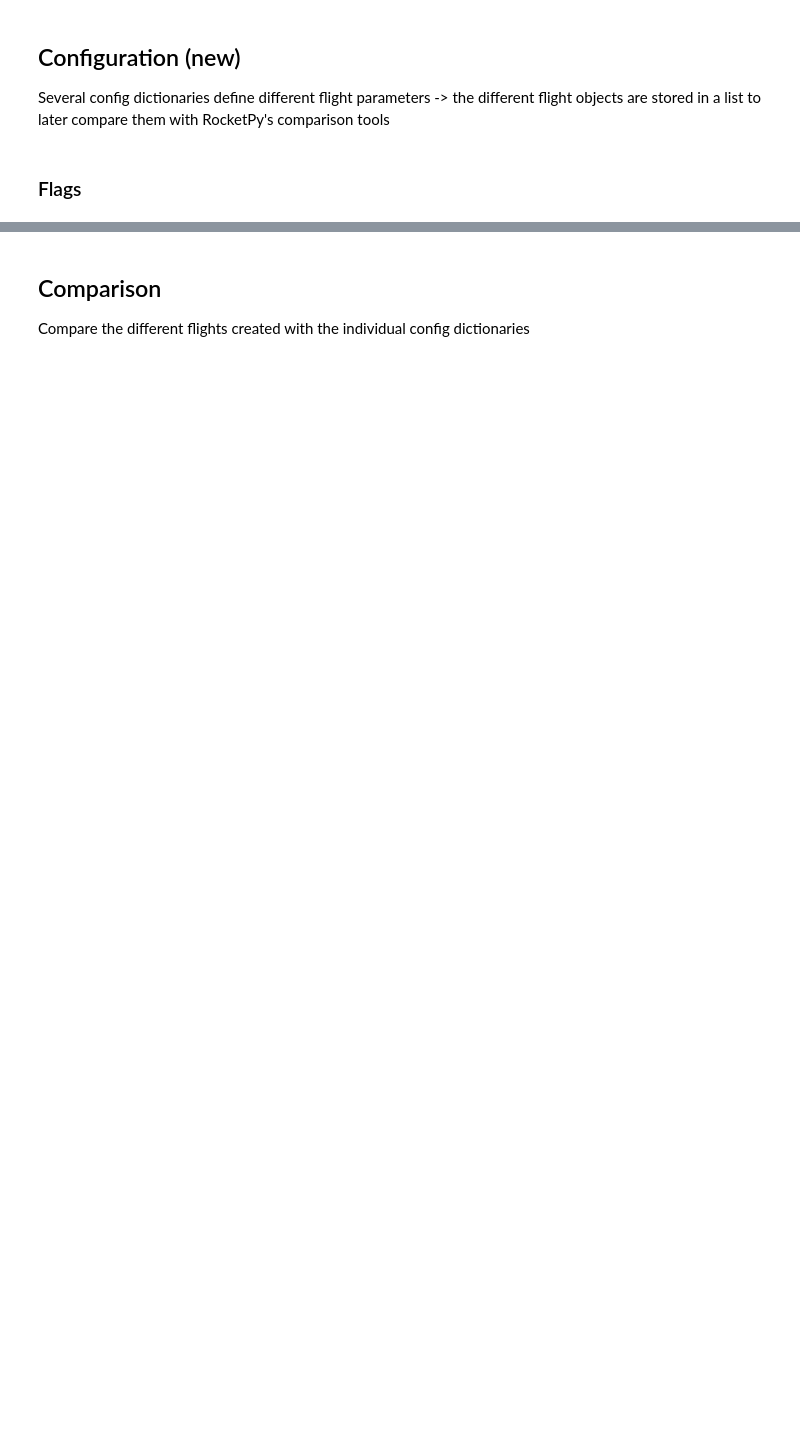
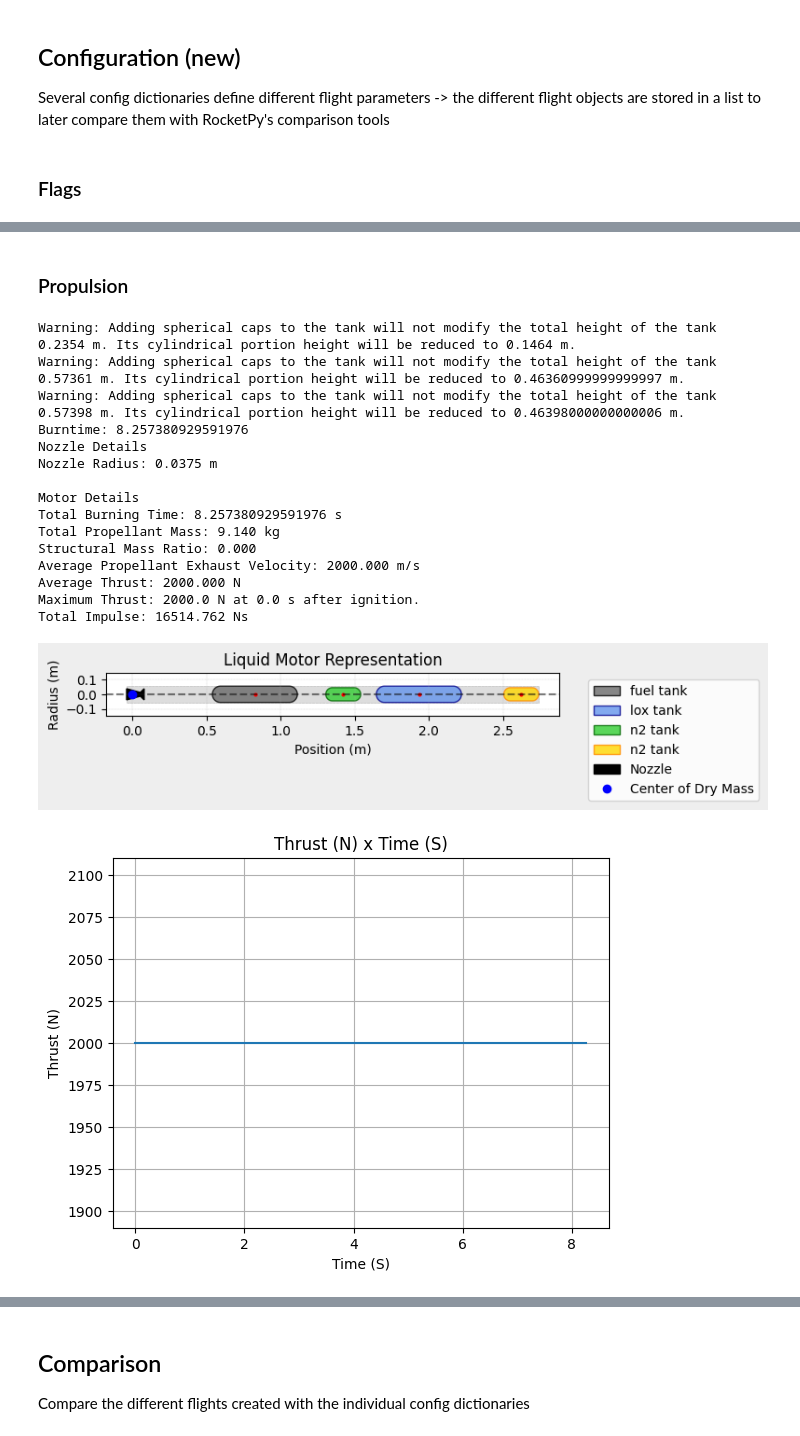
Before and after one commit to SpaceTeam/Lamarr_Flight_Simulation_RocketPy, a Jupyter notebook: Hedy_clippedDelta.ipynb, the cells around one changed output, grey strips where cells are left out. Cells and saved outputs as stored; diff of their text form; code cells hidden in the pictures; blank space fills up the shorter version.

```diff
--- a/Hedy_clippedDelta.ipynb
+++ b/Hedy_clippedDelta.ipynb
@@ -116,9 +178,10 @@ for config in config_dict_list:
+# %% [markdown]
+### Propulsion
 # %%
 propulsion_lists = []
 
 for config in config_dict_list:
     flag_list = flag_lists[config_dict_list.index(config)]
-    # Tanks config
 
     # preset initialisation
     t_burn = config_dict["Motor"]["presets"]["burn_time"]["Value"]
@@ -129,7 +192,7 @@ for config in config_dict_list:
 
     overfill_percentage = config_dict["Motor"]["presets"]["overfill_percentage"]["Value"]
 
-    if use_static_thrust:
+    if flag_list["use_static_thrust"]:
         thrust = lambda t: config_dict["Motor"]["presets"]["thrust"]["Value"]
     else:
         thrust = config_dict["Motor"]["presets"]["thrust"]["Value"] # should contain a file path string -> needs to be tested
@@ -147,13 +210,10 @@ for config in config_dict_list:
     thickness_fuel_tank = config_dict["Motor"]["ethanol_tank"]["thickness"]["Value"]
     thickness_lox_tank = config_dict["Motor"]["lox_tank"]["thickness"]["Value"]
 
-    inner_diameter_n2_tank = outer_diameter_n2_tank - (2 * thickness_n2_tank)
-    inner_diameter_fuel_tank = outer_diameter_fuel_tank - (2 * thickness_fuel_tank)
-    inner_diameter_lox_tank = outer_diameter_lox_tank - (2 * thickness_lox_tank)
-
-    n2_tank_shape = CylindricalTank(radius=(inner_diameter_n2_tank/2), height=length_n2_tank, spherical_caps=True)
-    fuel_tank_shape = CylindricalTank(radius=(inner_diameter_fuel_tank/2), height=length_fuel_tank, spherical_caps=True)
-    lox_tank_shape = CylindricalTank(radius=(inner_diameter_lox_tank/2), height=length_lox_tank, spherical_caps=True)
+    cg_ethanol_tank = config_dict["Motor"]["ethanol_tank"]["CG"]["Value"]
+    cg_lox_tank = config_dict["Motor"]["lox_tank"]["CG"]["Value"]
+    cg_n2_tank_ethanol = config_dict["Motor"]["nitrogen_tank"]["CG_ethanol"]["Value"]
+    cg_n2_tank_lox = config_dict["Motor"]["nitrogen_tank"]["CG_lox"]["Value"]
 
     nozzle_diameter = config_dict["Motor"]["nozzle"]["diameter"]["Value"]
     nozzle_position = config_dict["Motor"]["nozzle"]["position"]["Value"]
@@ -171,6 +231,16 @@ for config in config_dict_list:
     pressure_fuel = config_dict["Motor"]["presets"]["ethanol_pressure"]["Value"]
     pressure_lox = config_dict["Motor"]["presets"]["lox_pressure"]["Value"]
 
+    # geometrical calculations
+    inner_diameter_n2_tank = outer_diameter_n2_tank - (2 * thickness_n2_tank)
+    inner_diameter_fuel_tank = outer_diameter_fuel_tank - (2 * thickness_fuel_tank)
+    inner_diameter_lox_tank = outer_diameter_lox_tank - (2 * thickness_lox_tank)
+
+    n2_tank_shape = CylindricalTank(radius=(inner_diameter_n2_tank/2), height=length_n2_tank, spherical_caps=True)
+    fuel_tank_shape = CylindricalTank(radius=(inner_diameter_fuel_tank/2), height=length_fuel_tank, spherical_caps=True)
+    lox_tank_shape = CylindricalTank(radius=(inner_diameter_lox_tank/2), height=length_lox_tank, spherical_caps=True)
+
+    # fluid dynamical initialisation/calculation
     density_n2 = CP.PropsSI("D","T",temperature_n2,"P|gas",pressure_n2,"N2")
     density_fuel = CP.PropsSI("D", "T|liquid", temperature_fuel, "P", pressure_fuel, "ethanol")
     density_lox = CP.PropsSI("D", "T|liquid", temperature_lox, "P", pressure_lox, "oxygen")
@@ -179,9 +249,9 @@ for config in config_dict_list:
     fuel = Fluid(name = "ethanol", density = density_fuel)
     lox = Fluid(name = "LOX", density = density_lox)
 
-    # Mass flags processing
+    # mass flags processing
     # calculate mass that is passed on to RocketPy considering the selected flags
-    if use_max_n2_mass:
+    if flag_list["use_max_n2_mass"]:
         mass_n2 = n2_tank_shape.total_volume * density_n2
         # notify user if burn time is too long for available amount of n2 under given massflow
         if (mass_n2 / massflow_n2) < t_burn:
@@ -189,10 +259,10 @@ for config in config_dict_list:
     else:
         mass_n2 = massflow_n2 * t_burn * (1 + (overfill_percentage/100)) # if conversion from % is implemented in config generator -> remove /100
 
-    if use_preset_mass:
+    if flag_list["use_preset_mass"]:
         mass_fuel = config_dict["Motor"]["presets"]["ethanol_mass"]["Value"]
         mass_lox = config_dict["Motor"]["presets"]["lox_mass"]["Value"]
-    elif use_max_mass:
+    elif flag_list["use_max_mass"]:
         mass_fuel = fuel_tank_shape.total_volume * density_fuel
         mass_lox = lox_tank_shape.total_volume * density_lox
 
@@ -213,11 +283,11 @@ for config in config_dict_list:
 
     print(f"Burntime: {t_burn}")
 
-    # Mass flow rate tank model definitions
+    # mass flow rate tank model definitions
     n2_tank = MassFlowRateBasedTank(
         name="n2 tank",
         geometry=n2_tank_shape,
-        flux_time=t_burn, # why is (mass_n2 / massflow_n2) used here in the original script?
+        flux_time=t_burn,
         initial_liquid_mass=0,
         initial_gas_mass=mass_n2,
         liquid_mass_flow_rate_in=0,
@@ -252,34 +322,53 @@ for config in config_dict_list:
         liquid_mass_flow_rate_out=lambda t: massflow_lox,
         gas_mass_flow_rate_in=lambda t: massflow_n2,
         gas_mass_flow_rate_out=0,
         liquid=lox,
         gas = n2
     )
 
     propulsion_system = LiquidMotor(
         dry_mass=0.0001,
         dry_inertia=(0,0,0),
         center_of_dry_mass_position=0,
         nozzle_radius=(nozzle_diameter/2),
         nozzle_position=nozzle_position,
         thrust_source=thrust,
         burn_time=t_burn,
         coordinate_system_orientation="nozzle_to_combustion_chamber"
     )
 
-    propulsion_system.add_tank(tank=fuel_tank, position=config_dict["Motor"]["ethanol_tank"]["CG"]["Value"])
-    propulsion_system.add_tank(tank=lox_tank, position=config_dict["Motor"]["lox_tank"]["CG"]["Value"])
-    propulsion_system.add_tank(tank=n2_tank, position=config_dict["Motor"]["nitrogen_tank"]["CG_ethanol"]["Value"])
-    propulsion_system.add_tank(tank=n2_tank, position=config_dict["Motor"]["nitrogen_tank"]["CG_lox"]["Value"])
+    propulsion_system.add_tank(tank=fuel_tank, position=cg_ethanol_tank)
+    propulsion_system.add_tank(tank=lox_tank, position=cg_lox_tank)
+    propulsion_system.add_tank(tank=n2_tank, position=cg_n2_tank_ethanol)
+    propulsion_system.add_tank(tank=n2_tank, position=cg_n2_tank_lox)
 
+    propulsion_system.all_info()
     propulsion_lists.append({
         "t_burn": t_burn,
         "thrust": thrust,
         "mass_n2": mass_n2,
         "mass_fuel": mass_fuel,
         "mass_lox": mass_lox,
         "n2_tank": n2_tank,
         "fuel_tank": fuel_tank,
         "lox_tank": lox_tank,
         "propulsion_system": propulsion_system
     })
+# %% [output]
+Warning: Adding spherical caps to the tank will not modify the total height of the tank 0.2354 m. Its cylindrical portion height will be reduced to 0.1464 m.
+Warning: Adding spherical caps to the tank will not modify the total height of the tank 0.57361 m. Its cylindrical portion height will be reduced to 0.46360999999999997 m.
+Warning: Adding spherical caps to the tank will not modify the total height of the tank 0.57398 m. Its cylindrical portion height will be reduced to 0.46398000000000006 m.
+Burntime: 8.257380929591976
+Nozzle Details
+Nozzle Radius: 0.0375 m
+
+Motor Details
+Total Burning Time: 8.257380929591976 s
+Total Propellant Mass: 9.140 kg
+Structural Mass Ratio: 0.000
+Average Propellant Exhaust Velocity: 2000.000 m/s
+Average Thrust: 2000.000 N
+Maximum Thrust: 2000.0 N at 0.0 s after ignition.
+Total Impulse: 16514.762 Ns
+[figure, added]
+[figure, added]
```
Also changed, not shown: parts of 13 cells of this notebook, 1 other file.
